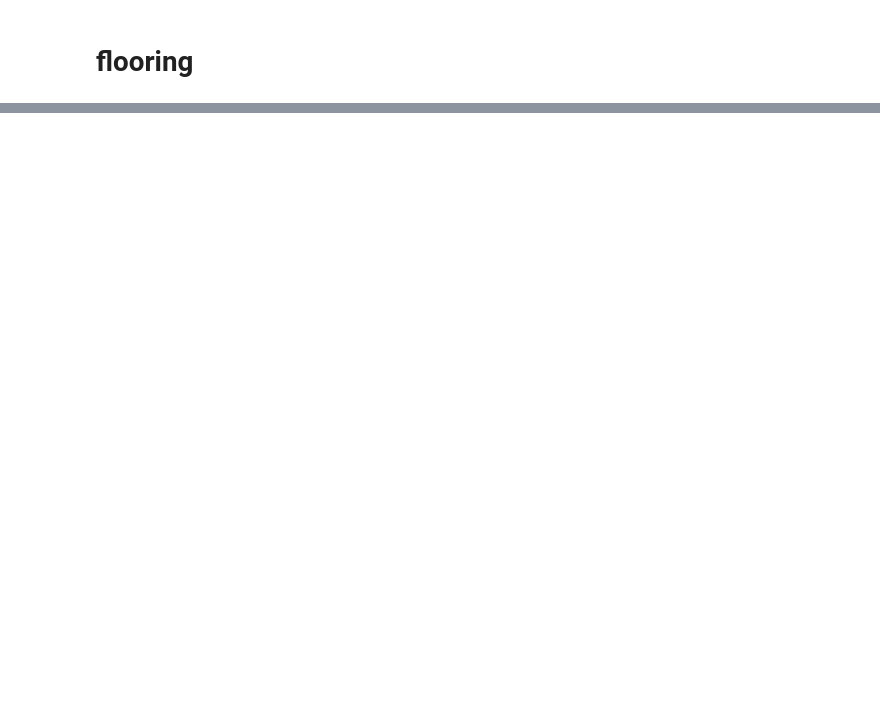
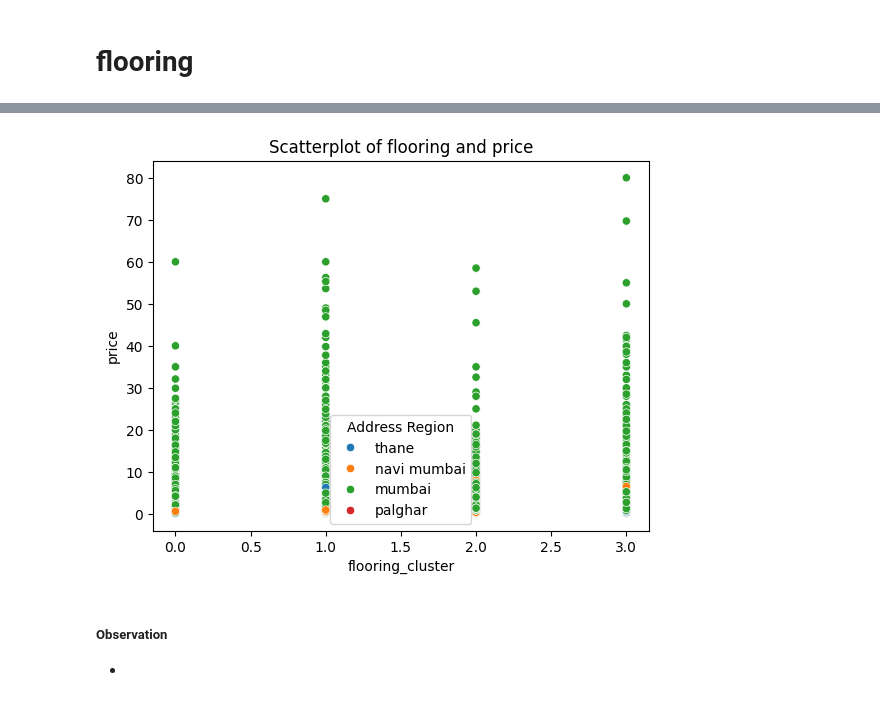
Before and after one commit to Buzz1993/magicbricks-property-analysis-and-price-prediction, a Jupyter notebook: notebooks/magicbricks/1.magicbricks_data_cleaning.ipynb, the cells around one changed output, grey strips where cells are left out. Saved outputs shown, nothing was run; the diff lists cells and outputs as text; code cells hidden in the pictures; blank space fills up the shorter version.

```diff
--- a/notebooks/magicbricks/1.magicbricks_data_cleaning.ipynb
+++ b/notebooks/magicbricks/1.magicbricks_data_cleaning.ipynb
@@ -1951,0 +2135,17 @@ for col in unique_floorings:
+# %%
+# Filter data for 'mumbai'
+#filtered_df = df[df['addressregion'] == 'thane']
+
+sns.scatterplot(x=df['flooring_cluster'], y=df['price'], hue=df['addressregion'])
+
+# Add labels and title
+plt.xlabel('flooring_cluster')
+plt.ylabel('price')
+plt.title('Scatterplot of flooring and price')
+plt.legend(title='Address Region')
+plt.show()
+# %% [output]
+[figure, added]
+# %% [markdown]
+##### Observation
+-
```
Also changed, not shown: parts of 118 cells of this notebook, 14 other files.
